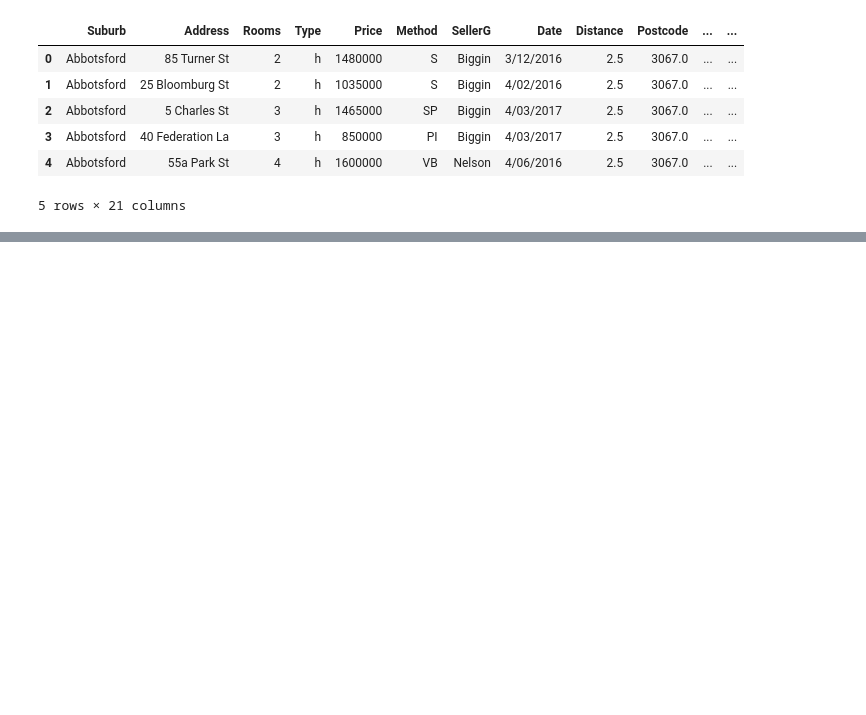
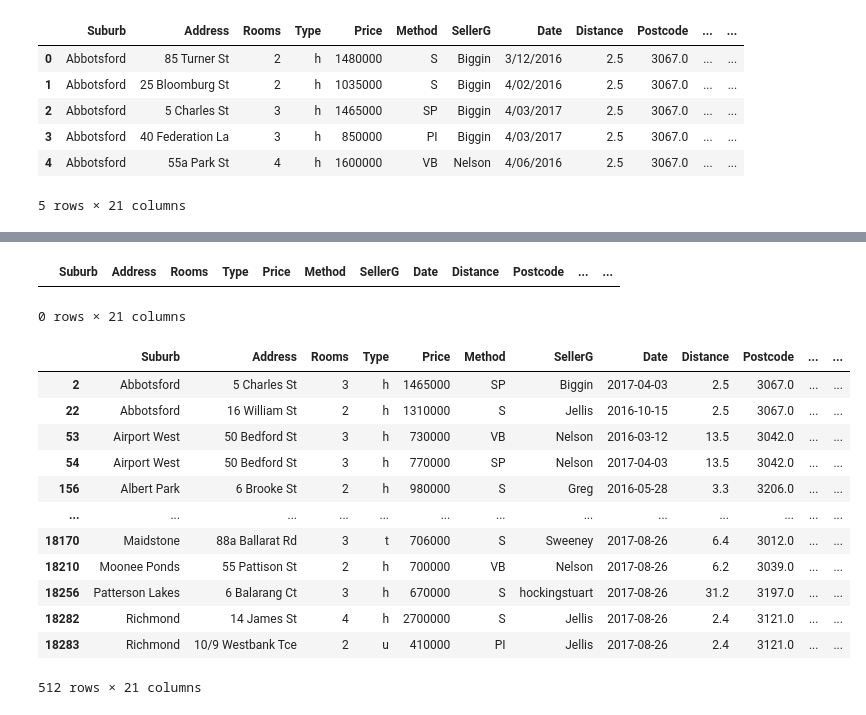
Before and after one commit to Kopixx/Project-1, a Jupyter notebook: initial_data_cleaning.ipynb, the cells around one changed output, grey strips where cells are left out. Saved outputs shown, nothing was run; the diff lists cells and outputs as text; code cells hidden in the pictures; blank space fills up the shorter version.

```diff
--- a/initial_data_cleaning.ipynb
+++ b/initial_data_cleaning.ipynb
@@ -97,0 +137,32 @@ This dataset contains 18396 entries, with each entry pertaiing to 1 property sol
+# %%
+#Looking into the duplication of street property addresses;
+# Are these due to the same streets occurring in different suburbs?
+# Or are these due to the same property being sold multiple times in the recorded timeframe?
+#Inspect the duplicate rows and resolve that no rows are entirely duplicate entries.
+duplicates = housing_df[housing_df.duplicated(keep=False)]
+duplicates
+# %% [output]
+|  | Suburb | Address | Rooms | Type | Price | Method | SellerG | Date | Distance | Postcode | ... | ... |
+0 rows × 21 columns
+# %%
+#We can see that there are no fully duplicated rows.
+# Observe some of the duplicate address values to resolve the causative factor.
+duplicates_add = housing_df[housing_df.duplicated(["Address"], keep=False)]
+duplicates_add
+
+#We can see that some of the properties, such as 50 Bedford St in Airport West, were sold twice within the experimental period.
+# This means the duplicate entries for the same street address are valid.
+# %% [output]
+|  | Suburb | Address | Rooms | Type | Price | Method | SellerG | Date | Distance | Postcode | ... | ... |
+| 2 | Abbotsford | 5 Charles St | 3 | h | 1465000 | SP | Biggin | 2017-04-03 | 2.5 | 3067.0 | ... | ... |
+| 22 | Abbotsford | 16 William St | 2 | h | 1310000 | S | Jellis | 2016-10-15 | 2.5 | 3067.0 | ... | ... |
+| 53 | Airport West | 50 Bedford St | 3 | h | 730000 | VB | Nelson | 2016-03-12 | 13.5 | 3042.0 | ... | ... |
+| 54 | Airport West | 50 Bedford St | 3 | h | 770000 | SP | Nelson | 2017-04-03 | 13.5 | 3042.0 | ... | ... |
+| 156 | Albert Park | 6 Brooke St | 2 | h | 980000 | S | Greg | 2016-05-28 | 3.3 | 3206.0 | ... | ... |
+| ... | ... | ... | ... | ... | ... | ... | ... | ... | ... | ... | ... | ... |
+| 18170 | Maidstone | 88a Ballarat Rd | 3 | t | 706000 | S | Sweeney | 2017-08-26 | 6.4 | 3012.0 | ... | ... |
+| 18210 | Moonee Ponds | 55 Pattison St | 2 | h | 700000 | VB | Nelson | 2017-08-26 | 6.2 | 3039.0 | ... | ... |
+| 18256 | Patterson Lakes | 6 Balarang Ct | 3 | h | 670000 | S | hockingstuart | 2017-08-26 | 31.2 | 3197.0 | ... | ... |
+| 18282 | Richmond | 14 James St | 4 | h | 2700000 | S | Jellis | 2017-08-26 | 2.4 | 3121.0 | ... | ... |
+| 18283 | Richmond | 10/9 Westbank Tce | 2 | u | 410000 | PI | Jellis | 2017-08-26 | 2.4 | 3121.0 | ... | ... |
+512 rows × 21 columns
```
Also changed, not shown: parts of 10 cells of this notebook.
